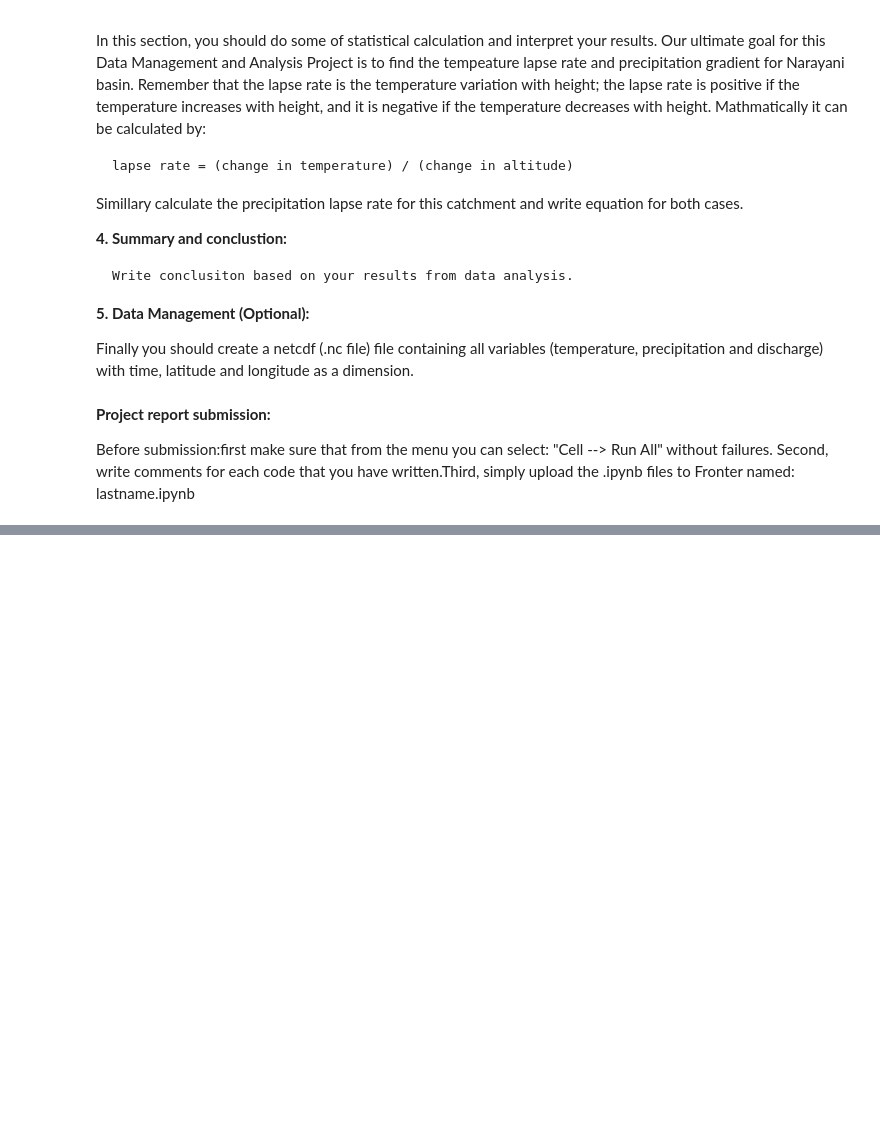
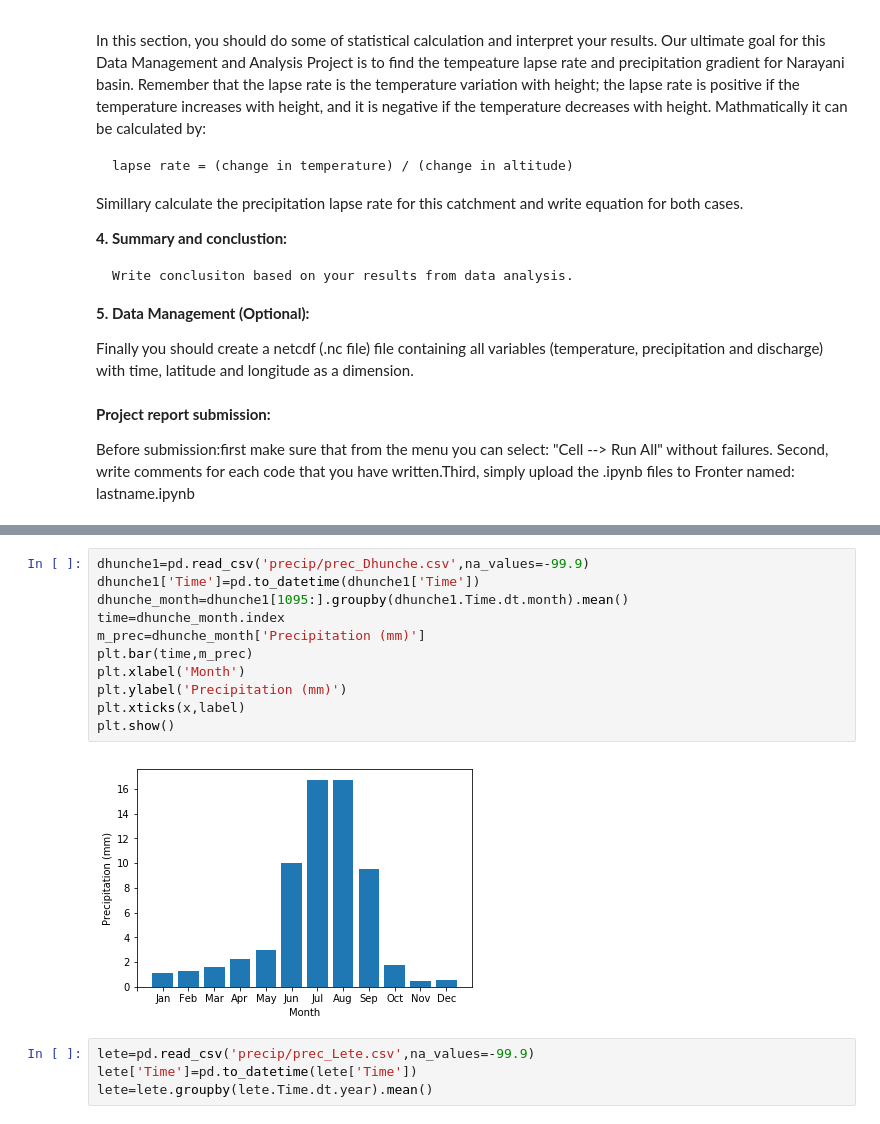
Before and after one commit to JohanRaniseth/GEF4300, a Jupyter notebook: Data_Analysis_Project.ipynb, the cells around one changed output, grey strips where cells are left out. Drawn from its saved outputs; the diff is of its cells as text; blank space fills up the shorter version.

```diff
--- a/Data_Analysis_Project.ipynb
+++ b/Data_Analysis_Project.ipynb
@@ -337,0 +95,17 @@ temp_Rampur.head()
+# %%
+dhunche1=pd.read_csv('precip/prec_Dhunche.csv',na_values=-99.9)
+dhunche1['Time']=pd.to_datetime(dhunche1['Time'])
+dhunche_month=dhunche1[1095:].groupby(dhunche1.Time.dt.month).mean()
+time=dhunche_month.index
+m_prec=dhunche_month['Precipitation (mm)']
+plt.bar(time,m_prec)
+plt.xlabel('Month')
+plt.ylabel('Precipitation (mm)')
+plt.xticks(x,label)
+plt.show()
+# %% [output]
+[figure, added]
+# %%
+lete=pd.read_csv('precip/prec_Lete.csv',na_values=-99.9)
+lete['Time']=pd.to_datetime(lete['Time'])
+lete=lete.groupby(lete.Time.dt.year).mean()
```
Also changed, not shown: parts of 26 cells of this notebook, 1 other file.
